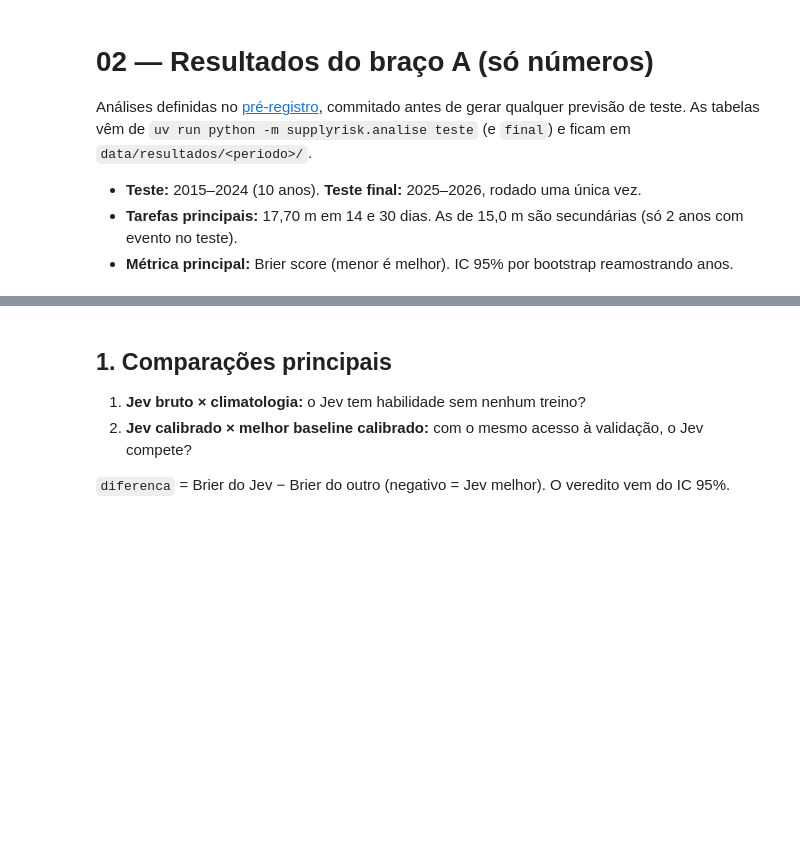
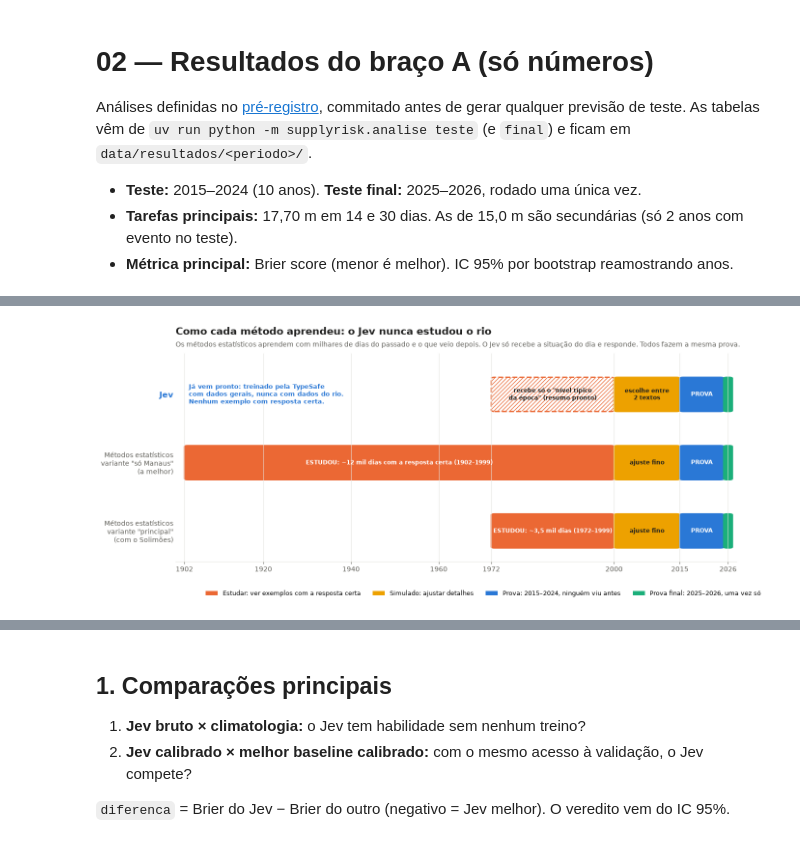
Before and after one commit to DouglasSM747/SupplyRisk, a Jupyter notebook: notebooks/02_resultados_braco_a.ipynb, the cells around one changed output, grey strips where cells are left out. Cells and saved outputs as stored; diff of their text form; code cells hidden in the pictures; blank space fills up the shorter version.

Commit message:
Figuras de resumo do braço A: supergráfico e como cada método aprendeu

```diff
--- a/notebooks/02_resultados_braco_a.ipynb
+++ b/notebooks/02_resultados_braco_a.ipynb
@@ -36,0 +46,75 @@ MELHOR = {(1770, 14): "logistica__so_manaus", (1770, 30): "logistica__so_manaus"
+# %%
+from pathlib import Path
+from matplotlib.patches import FancyBboxPatch
+
+# Papéis de cada período (paleta categórica validada, ordem fixa)
+COR_PAPEL = {"treino": "#eb6834", "validacao": "#eda100", "teste": "#2a78d6", "final": "#1baf7a"}
+
+
+def faixa(ax, y, inicio, fim, papel, texto, altura=0.5, tracejada=False):
+    largura = fim - inicio + 1
+    ax.add_patch(FancyBboxPatch((inicio, y - altura / 2), largura, altura,
+                                boxstyle="round,pad=0,rounding_size=0.8", mutation_aspect=0.02,
+                                facecolor="white" if tracejada else COR_PAPEL[papel],
+                                edgecolor=COR_PAPEL[papel], lw=2, ls="--" if tracejada else "-",
+                                hatch="////" if tracejada else None))
+    if texto:
+        cor_texto = TINTA if tracejada or papel in ("validacao",) else "white"
+        ax.text(inicio + largura / 2, y, texto, ha="center", va="center", fontsize=8.5,
+                color=cor_texto, fontweight="bold")
+
+
+linhas = [
+    ("Jev", 2.0),
+    ("Métodos estatísticos\nvariante \"só Manaus\"\n(a melhor)", 1.0),
+    ("Métodos estatísticos\nvariante \"principal\"\n(com o Solimões)", 0.0),
+]
+fig, ax = plt.subplots(figsize=(15, 5.6))
+
+# Jev: nada de treino no rio
+faixa(ax, 2.0, 1972, 1999, "treino", "recebe só o \"nível típico\nda época\" (resumo pronto)", tracejada=True)
+faixa(ax, 2.0, 2000, 2014, "validacao", "escolhe entre\n2 textos")
+faixa(ax, 2.0, 2015, 2024, "teste", "PROVA")
+faixa(ax, 2.0, 2025, 2026, "final", "")
+ax.annotate("Já vem pronto: treinado pela TypeSafe\ncom dados gerais, nunca com dados do rio.\nNenhum exemplo com resposta certa.",
+            xy=(1903, 2.0), va="center", fontsize=9, color="#2a78d6", fontweight="bold")
+
+# Estatísticos
+faixa(ax, 1.0, 1902, 1999, "treino", "ESTUDOU: ~12 mil dias com a resposta certa (1902–1999)")
+faixa(ax, 1.0, 2000, 2014, "validacao", "ajuste fino")
+faixa(ax, 1.0, 2015, 2024, "teste", "PROVA")
+faixa(ax, 1.0, 2025, 2026, "final", "")
+faixa(ax, 0.0, 1972, 1999, "treino", "ESTUDOU: ~3,5 mil dias (1972–1999)")
+faixa(ax, 0.0, 2000, 2014, "validacao", "ajuste fino")
+faixa(ax, 0.0, 2015, 2024, "teste", "PROVA")
+faixa(ax, 0.0, 2025, 2026, "final", "")
+
+ax.set_xlim(1900, 2028)
+ax.set_ylim(-0.7, 2.75)
+ax.set_yticks([y for _, y in linhas], [n for n, _ in linhas])
+for lbl in ax.get_yticklabels():
+    if lbl.get_text() == "Jev":
+        lbl.set_color("#2a78d6"); lbl.set_fontweight("bold"); lbl.set_fontsize(12)
+ax.set_xticks([1902, 1920, 1940, 1960, 1972, 2000, 2015, 2026])
+ax.grid(axis="y", visible=False)
+ax.spines["left"].set_visible(False)
+ax.tick_params(axis="y", length=0)
+
+from matplotlib.patches import Patch
+legenda = [("treino", "Estudar: ver exemplos com a resposta certa"),
+           ("validacao", "Simulado: ajustar detalhes"),
+           ("teste", "Prova: 2015–2024, ninguém viu antes"),
+           ("final", "Prova final: 2025–2026, uma vez só")]
+fig.legend([Patch(facecolor=COR_PAPEL[p], edgecolor="none") for p, _ in legenda], [t for _, t in legenda],
+           loc="lower center", ncol=4, frameon=False, fontsize=9, bbox_to_anchor=(0.55, -0.04))
+ax.set_ylim(-0.45, 2.6)
+
+fig.suptitle("Como cada método aprendeu: o Jev nunca estudou o rio", x=0.125, ha="left",
+             fontsize=15, fontweight="bold", color=TINTA)
+fig.text(0.125, 0.905, "Os métodos estatísticos aprendem com milhares de dias do passado e o que veio depois. "
+         "O Jev só recebe a situação do dia e responde. Todos fazem a mesma prova.",
+         fontsize=10, color=TINTA_2)
+Path("../docs/figuras").mkdir(parents=True, exist_ok=True)
+fig.savefig("../docs/figuras/como_cada_um_aprendeu.png", dpi=200, bbox_inches="tight", facecolor="white")
+# %% [output]
+[figure, added]
```
Also changed, not shown: parts of 3 cells of this notebook, 3 other files.
